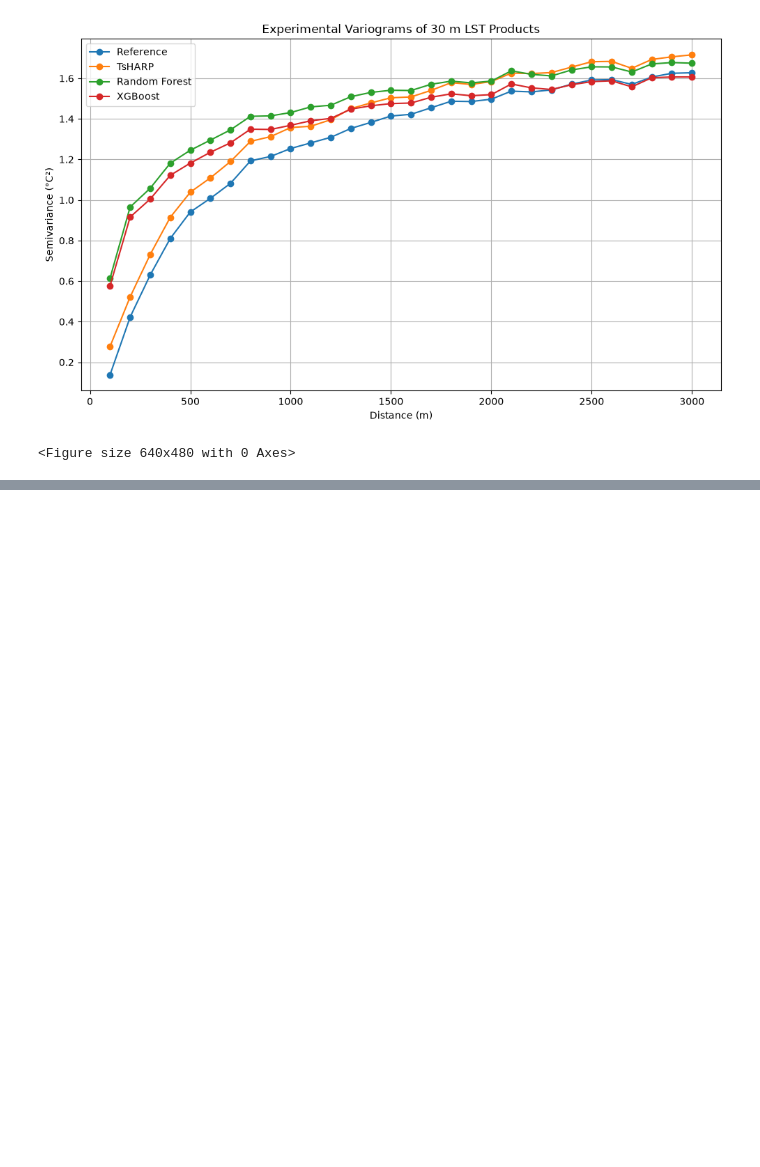
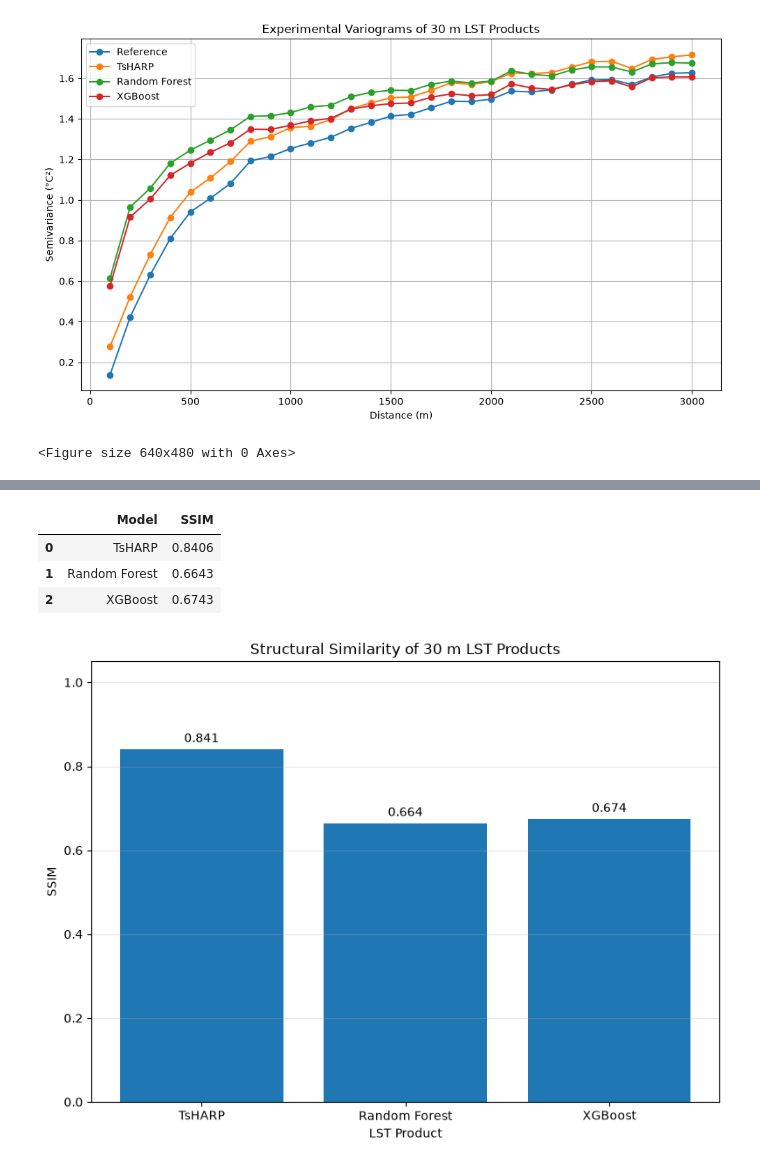
Before and after one commit to anshika1909singh-sys/GeoAI-LST-Downscaling, a Jupyter notebook: notebooks/09_Spatial_Validation.ipynb, the cells around one changed output, grey strips where cells are left out. Cells and saved outputs as stored; diff of their text form; code cells hidden in the pictures; blank space fills up the shorter version.

```diff
--- a/notebooks/09_Spatial_Validation.ipynb
+++ b/notebooks/09_Spatial_Validation.ipynb
@@ -697,0 +1278,20 @@ plt.savefig(FIGURES_DIR/"Variogram_30m_LST")
+# %%
+structural_results = pd.DataFrame({
+    "Model": [
+        "TsHARP",
+        "Random Forest",
+        "XGBoost"
+    ],
+    "SSIM": [
+        ssim_tsharp,
+        ssim_rf,
+        ssim_xgb
+    ]
+})
+
+display(structural_results.round(4))
+# %% [output]
+|  | Model | SSIM |
+| 0 | TsHARP | 0.8406 |
+| 1 | Random Forest | 0.6643 |
+| 2 | XGBoost | 0.6743 |
@@ -697,0 +1303,38 @@ plt.savefig(FIGURES_DIR/"Variogram_30m_LST")
+# %%
+import matplotlib.pyplot as plt
+
+plt.figure(figsize=(8, 6))
+
+bars = plt.bar(
+    structural_results["Model"],
+    structural_results["SSIM"]
+)
+
+for bar, value in zip(
+    bars,
+    structural_results["SSIM"]
+):
+    plt.text(
+        bar.get_x() + bar.get_width() / 2,
+        value + 0.01,
+        f"{value:.3f}",
+        ha="center",
+        va="bottom"
+    )
+
+plt.ylabel("SSIM")
+plt.xlabel("LST Product")
+plt.title("Structural Similarity of 30 m LST Products")
+plt.ylim(0, 1.05)
+plt.grid(axis="y", alpha=0.3)
+plt.tight_layout()
+
+plt.savefig(
+    FIGURES_DIR/ "Structural_Similarity_30m_LST",
+    dpi=300,
+    bbox_inches="tight"
+)
+
+plt.show()
+# %% [output]
+[figure, added]
```
Also changed, not shown: parts of 28 cells of this notebook, 16 other files.
